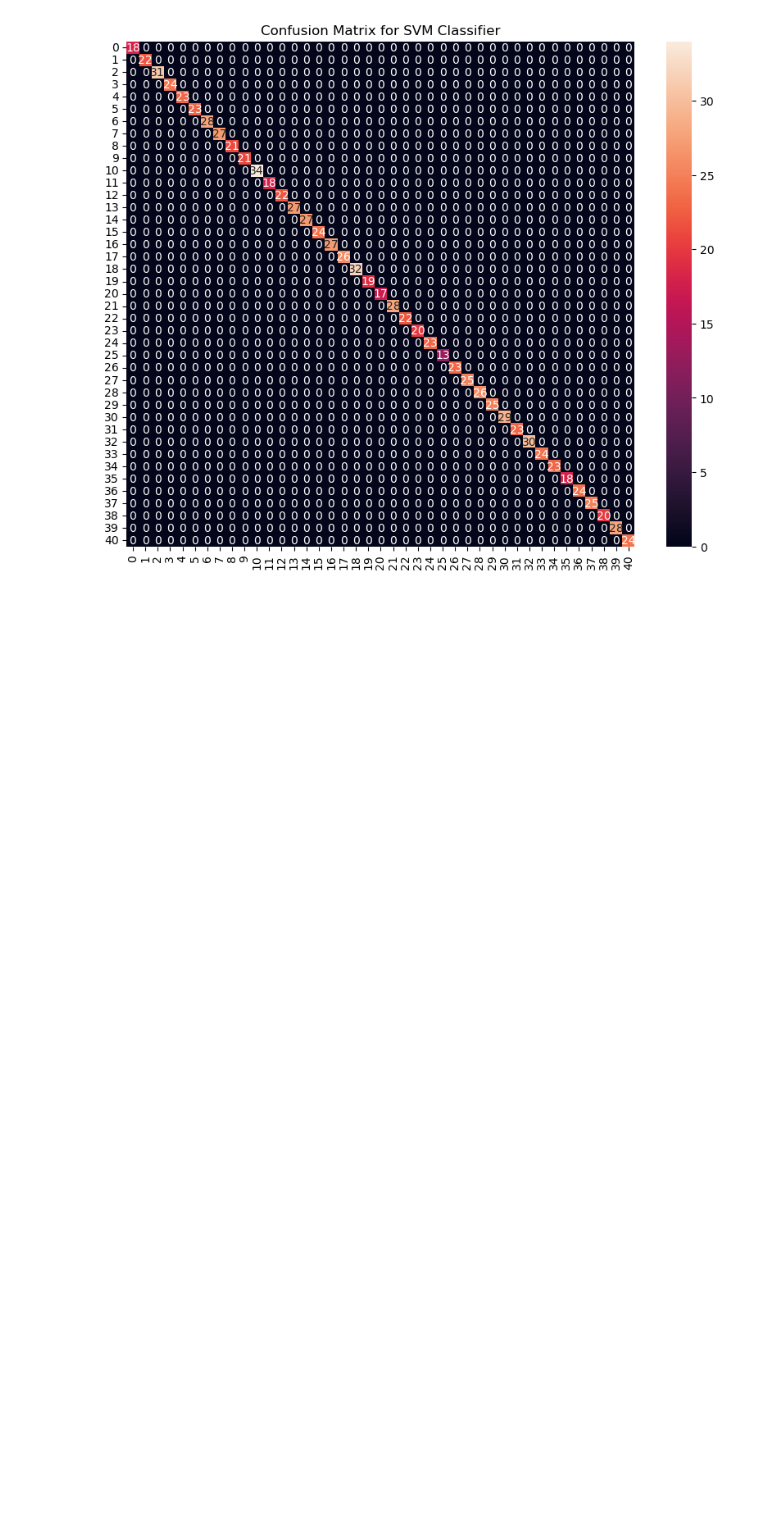
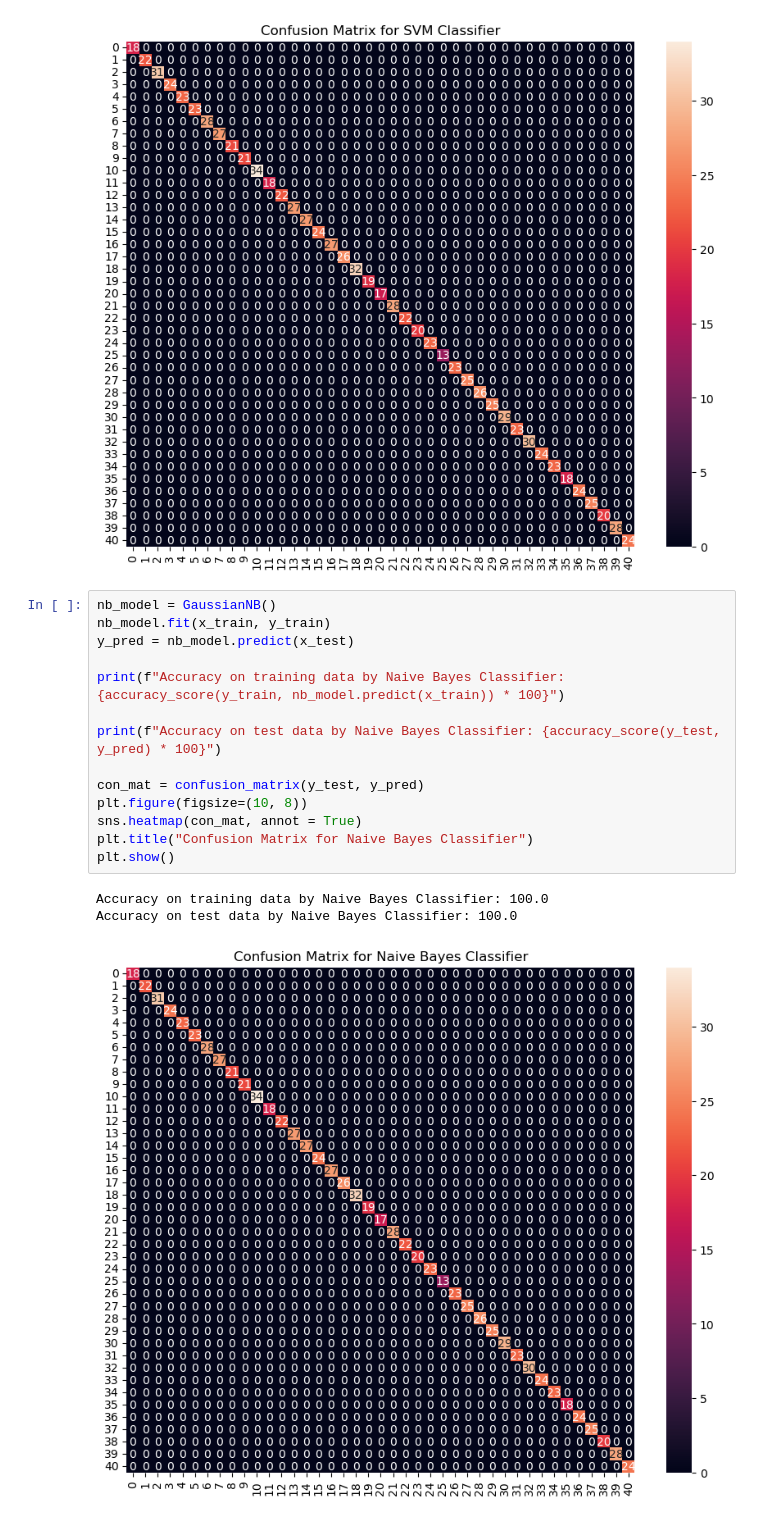
Before and after one commit to TanishqT7/Everyday-Projects, a Jupyter notebook: Disease Prediction/model.ipynb, the cells around one changed output. Saved outputs shown, nothing was run; the diff lists cells and outputs as text; blank space fills up the shorter version.

```diff
--- a/Disease Prediction/model.ipynb
+++ b/Disease Prediction/model.ipynb
@@ -119,3 +119,21 @@ plt.show()
 Accuracy on training data by SVM Classifier: 100.0
 Accuracy on test data by SVM Classifier: 100.0
 [figure]
+# %%
+nb_model = GaussianNB()
+nb_model.fit(x_train, y_train)
+y_pred = nb_model.predict(x_test)
+
+print(f"Accuracy on training data by Naive Bayes Classifier: {accuracy_score(y_train, nb_model.predict(x_train)) * 100}")
+
+print(f"Accuracy on test data by Naive Bayes Classifier: {accuracy_score(y_test, y_pred) * 100}")
+
+con_mat = confusion_matrix(y_test, y_pred)
+plt.figure(figsize=(10, 8))
+sns.heatmap(con_mat, annot = True)
+plt.title("Confusion Matrix for Naive Bayes Classifier")
+plt.show()
+# %% [output]
+Accuracy on training data by Naive Bayes Classifier: 100.0
+Accuracy on test data by Naive Bayes Classifier: 100.0
+[figure, added]
```
Also changed, not shown: parts of 4 cells of this notebook.
